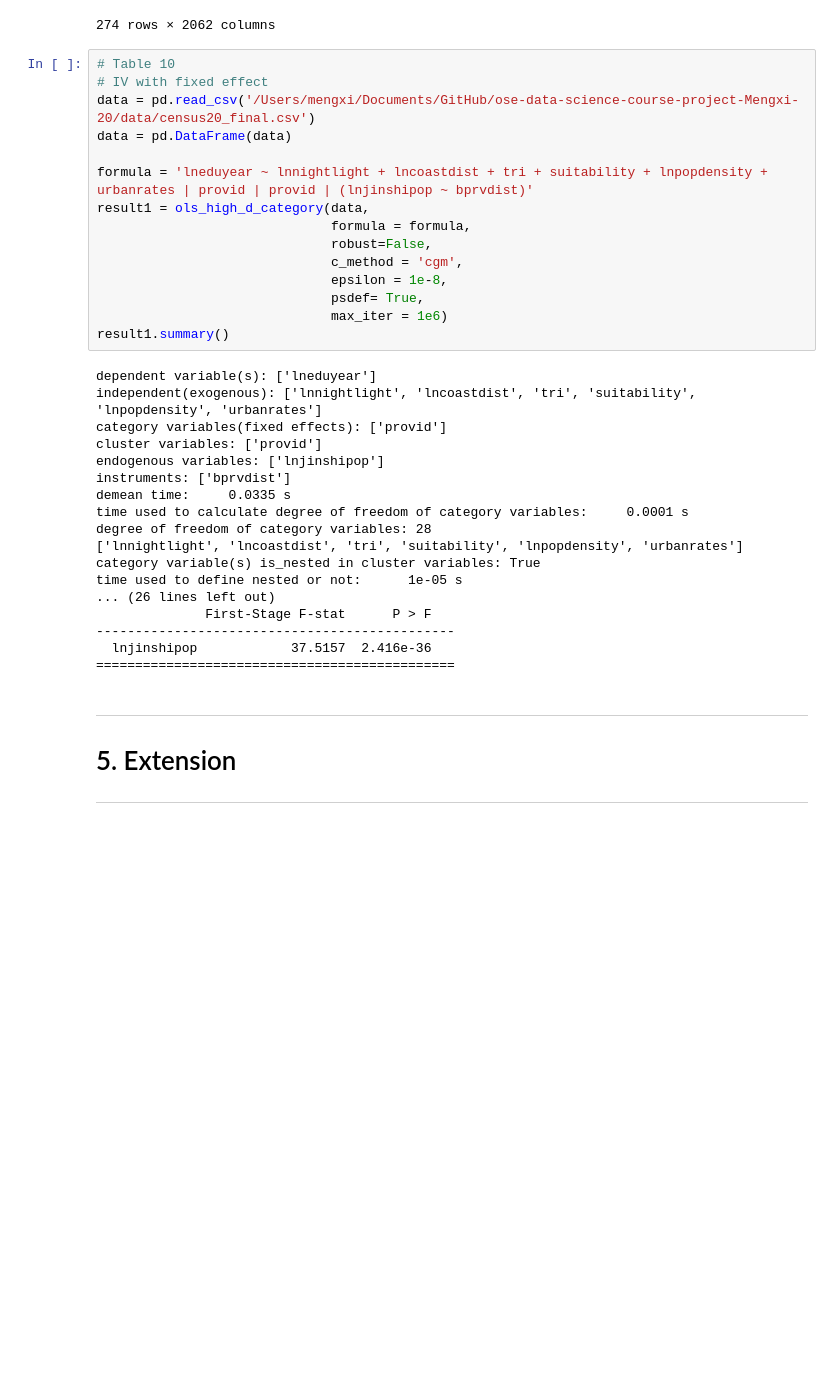
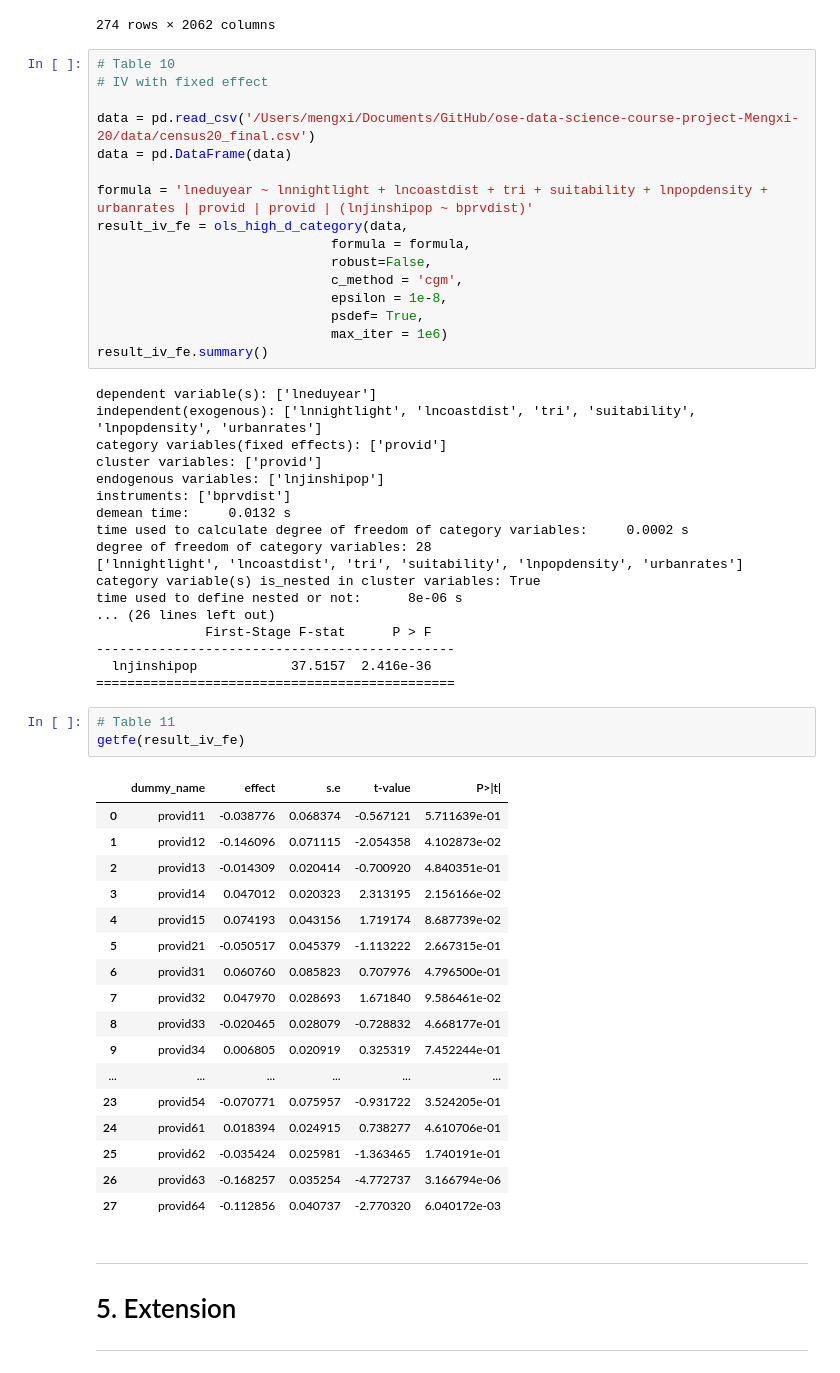
Before and after one commit to Mengxi-20/ose-data-science-course-project-Mengxi-20, a Jupyter notebook: replication-notebook.ipynb, the cells around one changed output. Saved outputs shown, nothing was run; the diff lists cells and outputs as text; blank space fills up the shorter version.

```diff
--- a/replication-notebook.ipynb
+++ b/replication-notebook.ipynb
@@ -598,18 +599,19 @@ data
 # %%
 # Table 10
 # IV with fixed effect
+
 data = pd.read_csv('/Users/mengxi/Documents/GitHub/ose-data-science-course-project-Mengxi-20/data/census20_final.csv')
 data = pd.DataFrame(data)
 
 formula = 'lneduyear ~ lnnightlight + lncoastdist + tri + suitability + lnpopdensity + urbanrates | provid | provid | (lnjinshipop ~ bprvdist)'
-result1 = ols_high_d_category(data,
+result_iv_fe = ols_high_d_category(data,
                               formula = formula,
                               robust=False,
                               c_method = 'cgm',
                               epsilon = 1e-8,
                               psdef= True,
                               max_iter = 1e6)
-result1.summary()
+result_iv_fe.summary()
 # %% [output]
 dependent variable(s): ['lneduyear']
 independent(exogenous): ['lnnightlight', 'lncoastdist', 'tri', 'suitability', 'lnpopdensity', 'urbanrates']
@@ -617,17 +619,38 @@ category variables(fixed effects): ['provid']
 cluster variables: ['provid']
 endogenous variables: ['lnjinshipop']
 instruments: ['bprvdist']
-demean time:     0.0335 s
-time used to calculate degree of freedom of category variables:     0.0001 s
+demean time:     0.0132 s
+time used to calculate degree of freedom of category variables:     0.0002 s
 degree of freedom of category variables: 28
 ['lnnightlight', 'lncoastdist', 'tri', 'suitability', 'lnpopdensity', 'urbanrates']
 category variable(s) is_nested in cluster variables: True
-time used to define nested or not:      1e-05 s
+time used to define nested or not:      8e-06 s
 ... (26 lines left out)
               First-Stage F-stat      P > F
 ----------------------------------------------
   lnjinshipop            37.5157  2.416e-36
 ==============================================
+# %%
+# Table 11
+getfe(result_iv_fe)
+# %% [output]
+|  | dummy_name | effect | s.e | t-value | P>|t| |
+| 0 | provid11 | -0.038776 | 0.068374 | -0.567121 | 5.711639e-01 |
+| 1 | provid12 | -0.146096 | 0.071115 | -2.054358 | 4.102873e-02 |
+| 2 | provid13 | -0.014309 | 0.020414 | -0.700920 | 4.840351e-01 |
+| 3 | provid14 | 0.047012 | 0.020323 | 2.313195 | 2.156166e-02 |
+| 4 | provid15 | 0.074193 | 0.043156 | 1.719174 | 8.687739e-02 |
+| 5 | provid21 | -0.050517 | 0.045379 | -1.113222 | 2.667315e-01 |
+| 6 | provid31 | 0.060760 | 0.085823 | 0.707976 | 4.796500e-01 |
+| 7 | provid32 | 0.047970 | 0.028693 | 1.671840 | 9.586461e-02 |
+| 8 | provid33 | -0.020465 | 0.028079 | -0.728832 | 4.668177e-01 |
+| 9 | provid34 | 0.006805 | 0.020919 | 0.325319 | 7.452244e-01 |
+| ... | ... | ... | ... | ... | ... |
+| 23 | provid54 | -0.070771 | 0.075957 | -0.931722 | 3.524205e-01 |
+| 24 | provid61 | 0.018394 | 0.024915 | 0.738277 | 4.610706e-01 |
+| 25 | provid62 | -0.035424 | 0.025981 | -1.363465 | 1.740191e-01 |
+| 26 | provid63 | -0.168257 | 0.035254 | -4.772737 | 3.166794e-06 |
+| 27 | provid64 | -0.112856 | 0.040737 | -2.770320 | 6.040172e-03 |
 # %% [markdown]
 ---
 # 5. Extension
```
Also changed, not shown: parts of 6 cells of this notebook.
